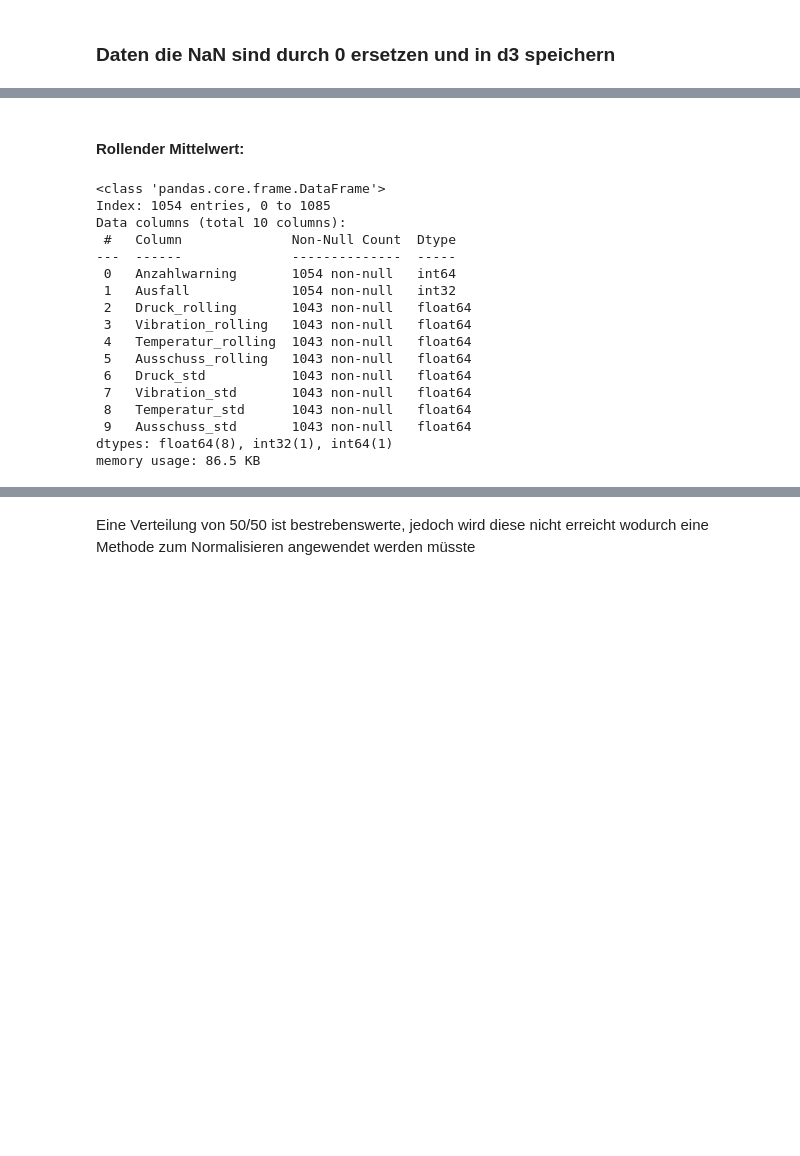
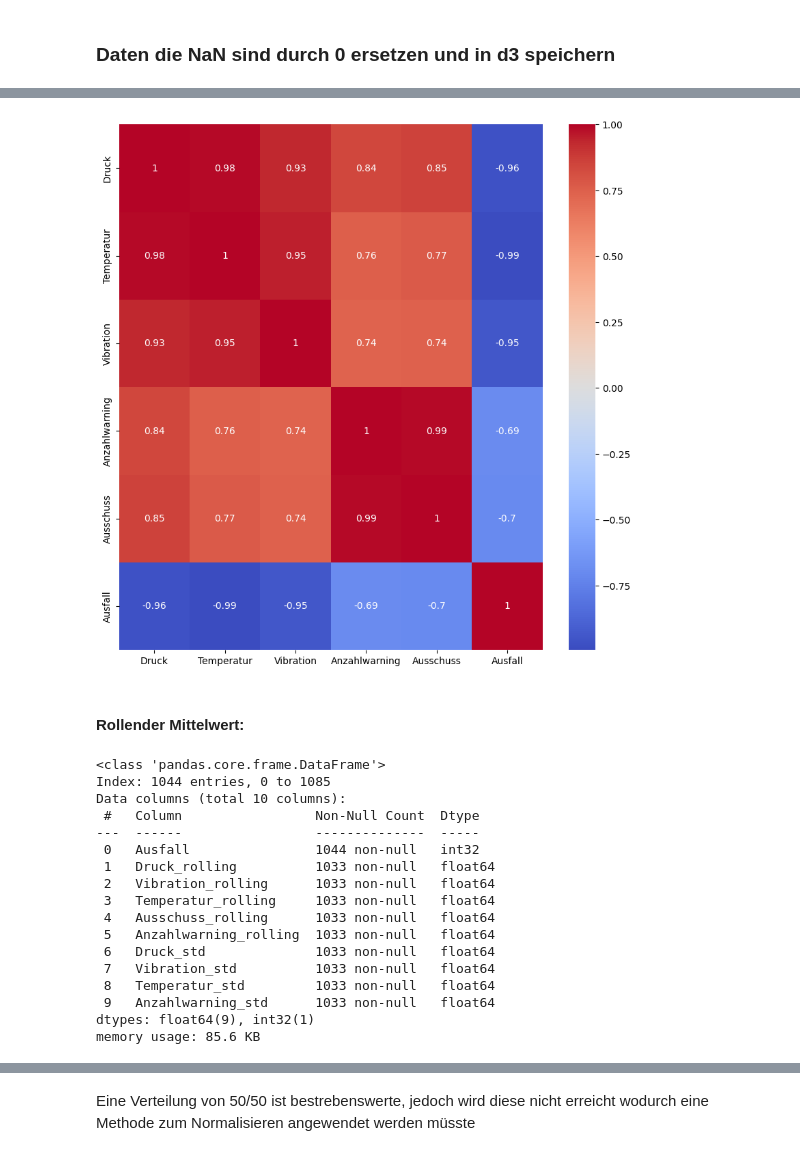
Before and after one commit to Flitschi7/big-data-management, a Jupyter notebook: notebook/Data-Prep-Wartung.ipynb, the cells around one changed output, grey strips where cells are left out. Cells and saved outputs as stored; diff of their text form; code cells hidden in the pictures; blank space fills up the shorter version.

```diff
--- a/notebook/Data-Prep-Wartung.ipynb
+++ b/notebook/Data-Prep-Wartung.ipynb
@@ -407,3 +295,5 @@ d3 = d2[['Druck', 'Vibration', 'Temperatur', 'Ausschuss', 'Produktionsindex']].f
+# %%
+d3 = d2
 # %%
 d3.info()
 # %% [output]
@@ -422,8 +318,16 @@ memory usage: 49.4 KB
 # %%
-d4 = d2
+d4 = d3
 # %%
 #irrelevante spalten entfernen
-d4 = d4.drop(['Datum', 'Zeit', 'Produktionsindex'], axis=1)
+d4 = d4.drop(['Datum', 'Zeit', 'Produktionsindex','MaschinenID','MesswertID'], axis=1)
+# %%
+#korrelationen anzeigen
+correlation = d4.corr()
+plt.figure(figsize=(10,10))
+sns.heatmap(correlation, annot=True, cmap='coolwarm')
+plt.show()
+# %% [output]
+[figure, added]
 # %% [markdown]
 #### Rollender Mittelwert:
 # %%
@@ -441,25 +346,25 @@ d4['Ausschuss_std'] = d3['Ausschuss'].rolling(window=12).std()
 # %%
 #andere spalten entfernen
-d4 = d4.drop(['Druck', 'Vibration', 'Temperatur', 'Ausschuss','MesswertID','MaschinenID',], axis=1)
+d4 = d4.drop(['Druck', 'Vibration', 'Temperatur', 'Ausschuss',"Anzahlwarning"], axis=1)
 d4.info()
 # %% [output]
 <class 'pandas.core.frame.DataFrame'>
-Index: 1054 entries, 0 to 1085
+Index: 1044 entries, 0 to 1085
 Data columns (total 10 columns):
- #   Column              Non-Null Count  Dtype
----  ------              --------------  -----
- 0   Anzahlwarning       1054 non-null   int64
- 1   Ausfall             1054 non-null   int32
- 2   Druck_rolling       1043 non-null   float64
- 3   Vibration_rolling   1043 non-null   float64
- 4   Temperatur_rolling  1043 non-null   float64
- 5   Ausschuss_rolling   1043 non-null   float64
- 6   Druck_std           1043 non-null   float64
- 7   Vibration_std       1043 non-null   float64
- 8   Temperatur_std      1043 non-null   float64
- 9   Ausschuss_std       1043 non-null   float64
-dtypes: float64(8), int32(1), int64(1)
-memory usage: 86.5 KB
+ #   Column                 Non-Null Count  Dtype
+---  ------                 --------------  -----
+ 0   Ausfall                1044 non-null   int32
+ 1   Druck_rolling          1033 non-null   float64
+ 2   Vibration_rolling      1033 non-null   float64
+ 3   Temperatur_rolling     1033 non-null   float64
+ 4   Ausschuss_rolling      1033 non-null   float64
+ 5   Anzahlwarning_rolling  1033 non-null   float64
+ 6   Druck_std              1033 non-null   float64
+ 7   Vibration_std          1033 non-null   float64
+ 8   Temperatur_std         1033 non-null   float64
+ 9   Anzahlwarning_std      1033 non-null   float64
+dtypes: float64(9), int32(1)
+memory usage: 85.6 KB
 # %%
 #fill NaN values with 0
 d4 = d4.fillna(0)
```
Also changed, not shown: parts of 53 cells of this notebook, 1 other file.
